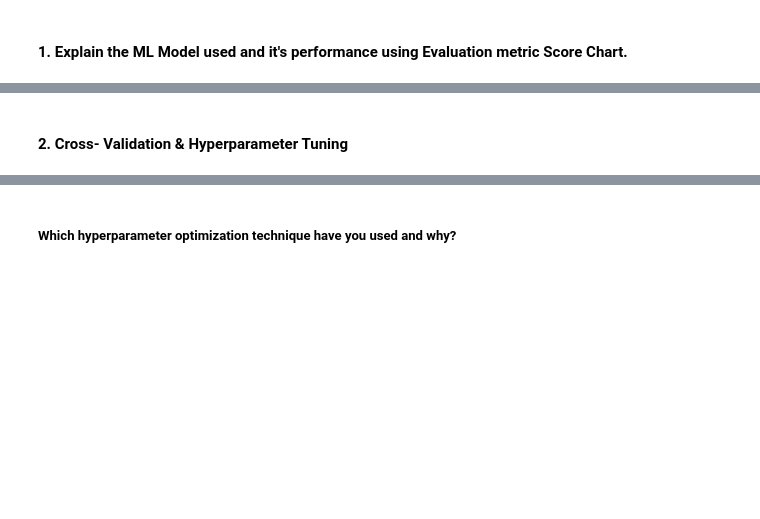
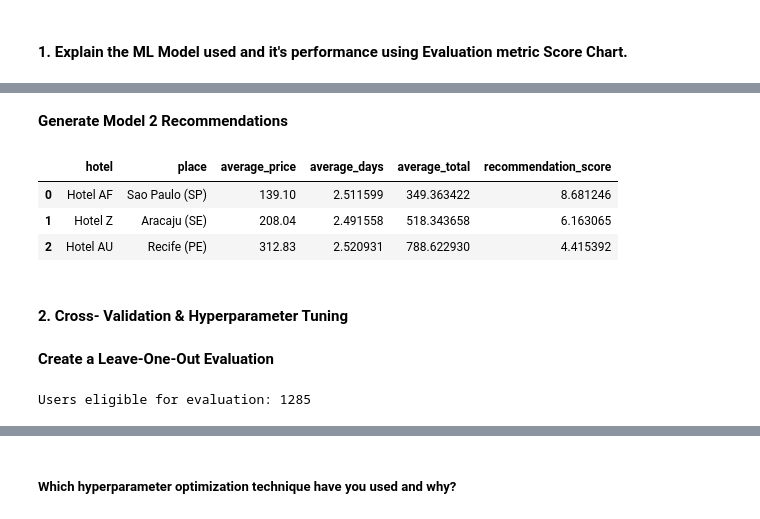
Before and after one commit to Sagarjain93/Machine-Learning-Portfolio, a Jupyter notebook: 01_End_to_End/Travel_MLops_Capstone/notebooks/03_Hotel_Recommendation.ipynb, the cells around one changed output, grey strips where cells are left out. Drawn from its saved outputs; the diff is of its cells as text; code cells hidden in the pictures; blank space fills up the shorter version.

```diff
--- a/01_End_to_End/Travel_MLops_Capstone/notebooks/03_Hotel_Recommendation.ipynb
+++ b/01_End_to_End/Travel_MLops_Capstone/notebooks/03_Hotel_Recommendation.ipynb
@@ -3179,2 +3395,15 @@ display(model_1_results)
+# %% [markdown]
+**Generate Model 2 Recommendations**
+# %%
+recommend_hotels_collaborative(
+    user_code=53,
+    top_n=3,
+    similar_users_count=10
+)
+# %% [output]
+|  | hotel | place | average_price | average_days | average_total | recommendation_score |
+| 0 | Hotel AF | Sao Paulo (SP) | 139.10 | 2.511599 | 349.363422 | 8.681246 |
+| 1 | Hotel Z | Aracaju (SE) | 208.04 | 2.491558 | 518.343658 | 6.163065 |
+| 2 | Hotel AU | Recife (PE) | 312.83 | 2.520931 | 788.622930 | 4.415392 |
 # %% [markdown]
 #### 2. Cross- Validation & Hyperparameter Tuning
@@ -3186,0 +3410,11 @@ display(model_1_results)
+# %% [markdown]
+**Create a Leave-One-Out Evaluation**
+# %%
+# Users with at least 2 different hotels booked
+evaluation_users = unique_hotels_per_user[
+    unique_hotels_per_user >= 2
+]
+
+print("Users eligible for evaluation:", len(evaluation_users))
+# %% [output]
+Users eligible for evaluation: 1285
```
Also changed, not shown: parts of 36 cells of this notebook.
